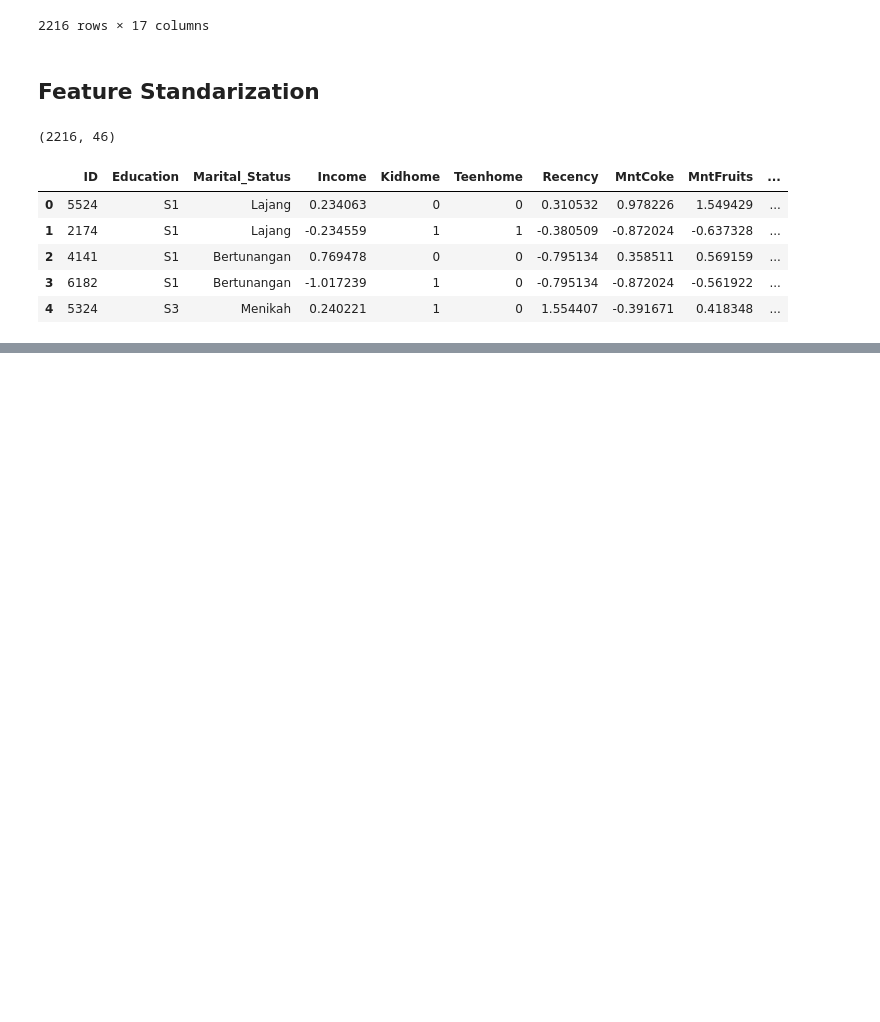
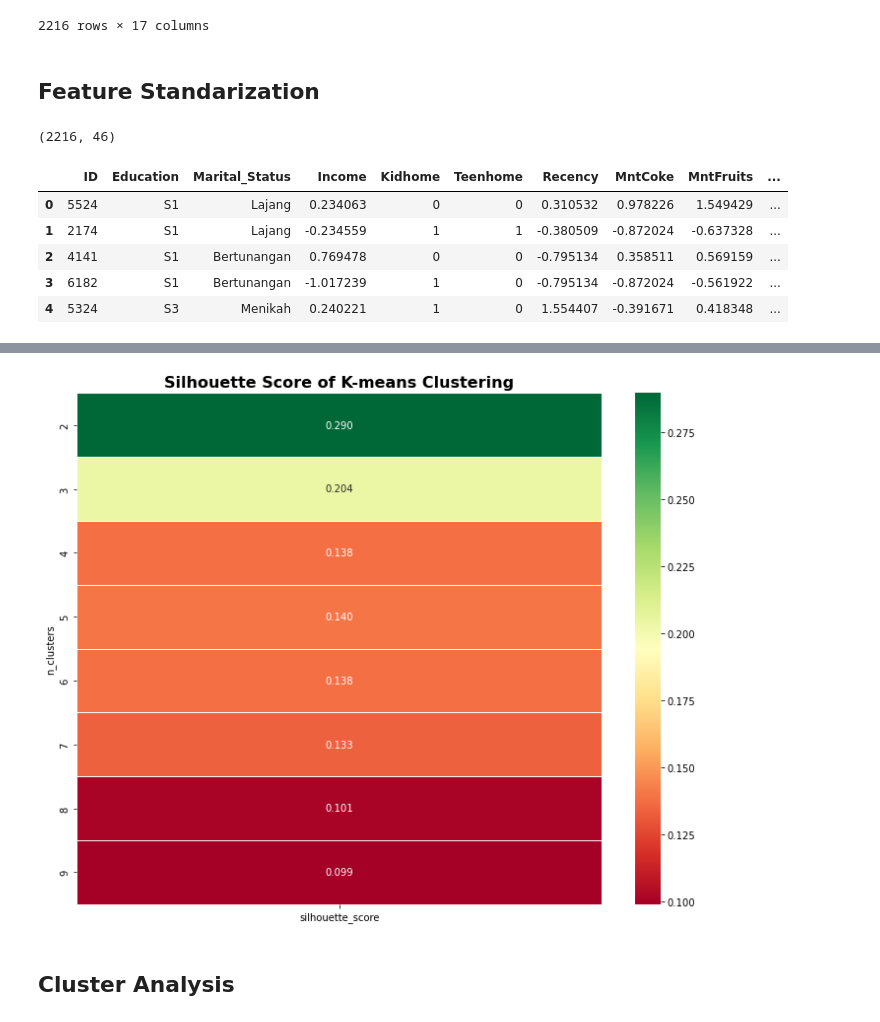
Before and after one commit to audryannoor/Predict-Customer-Personality-To-Boost-Marketing-Campaign-By-Using-Machine-Learning, a Jupyter notebook: Rafif Noor Audryan_Marketing Campaign.ipynb, the cells around one changed output, grey strips where cells are left out. Cells and saved outputs as stored; diff of their text form; code cells hidden in the pictures; blank space fills up the shorter version.

```diff
--- a/Rafif Noor Audryan_Marketing Campaign.ipynb
+++ b/Rafif Noor Audryan_Marketing Campaign.ipynb
@@ -400,0 +435,27 @@ display(df_std.shape,df_std.head(5))
+# %%
+from sklearn.metrics import silhouette_score
+
+def visualize_silhouette_layer(data):
+    clusters_range = range(2,10)
+    results = []
+
+    for i in clusters_range:
+        km = KMeans(n_clusters=i, random_state=24)
+        cluster_labels = km.fit_predict(data)
+        silhouette_avg = silhouette_score(data, cluster_labels)
+        results.append([i, silhouette_avg])
+
+    result = pd.DataFrame(results, columns=["n_clusters", "silhouette_score"])
+    pivot_km = pd.pivot_table(result, index="n_clusters", values="silhouette_score")
+
+    plt.figure(figsize=(10, 8))
+    sns.heatmap(pivot_km, annot=True, linewidths=1, fmt='.3f', cmap='RdYlGn')
+    plt.title('Silhouette Score of K-means Clustering', fontsize=16, fontweight='bold')
+    plt.tight_layout()
+    plt.savefig('silhouette score', dpi=200)
+
+visualize_silhouette_layer(X)
+# %% [output]
+[figure, added]
+# %% [markdown]
+## Cluster Analysis
```
Also changed, not shown: parts of 37 cells of this notebook.
